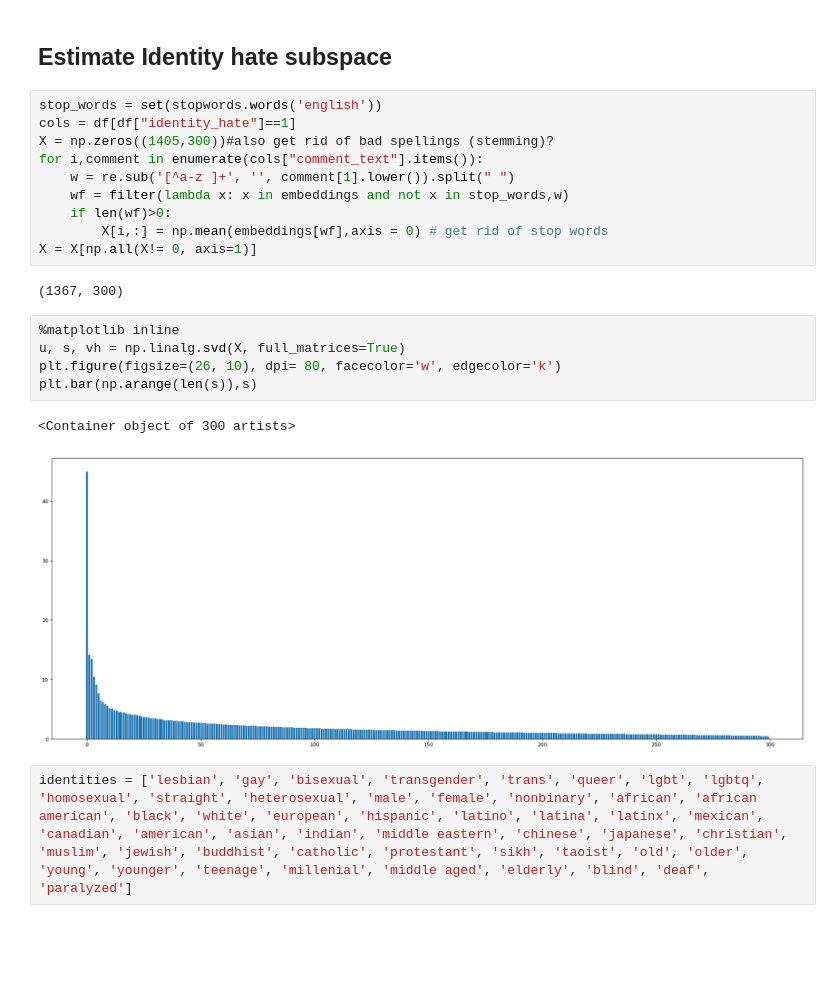
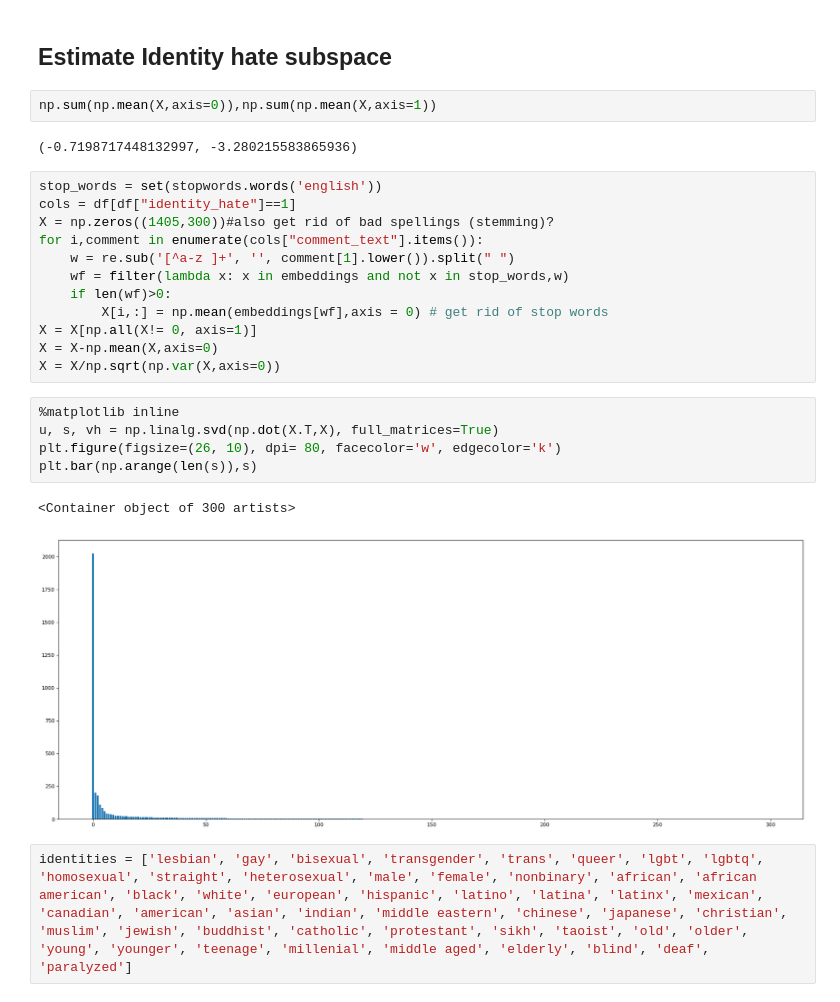
Before and after one commit to ChristopherSweeney/AIFairness, a Jupyter notebook: debias_word_embeddings_ICASSP.ipynb, the cells around one changed output. Saved outputs shown, nothing was run; the diff lists cells and outputs as text; blank space fills up the shorter version.

Commit message:
visuals

```diff
--- a/debias_word_embeddings_ICASSP.ipynb
+++ b/debias_word_embeddings_ICASSP.ipynb
@@ -35,6 +35,10 @@ df.sum(numeric_only=True).plot("bar")
 embeddings = gensim.models.KeyedVectors.load_word2vec_format('data/embeddings/GoogleNews-vectors-negative300.bin.gz', binary=True)
 # %% [markdown]
 ## Estimate Identity hate subspace
+# %%
+np.sum(np.mean(X,axis=0)),np.sum(np.mean(X,axis=1))
+# %% [output]
+(-0.7198717448132997, -3.280215583865936)
 # %%
 stop_words = set(stopwords.words('english'))
 cols = df[df["identity_hate"]==1]
@@ -45,16 +49,16 @@ for i,comment in enumerate(cols["comment_text"].items()):
     if len(wf)>0:
         X[i,:] = np.mean(embeddings[wf],axis = 0) # get rid of stop words
 X = X[np.all(X!= 0, axis=1)]
+X = X-np.mean(X,axis=0)
+X = X/np.sqrt(np.var(X,axis=0))
-# %% [output]
-(1367, 300)
 # %%
 %matplotlib inline
-u, s, vh = np.linalg.svd(X, full_matrices=True)
+u, s, vh = np.linalg.svd(np.dot(X.T,X), full_matrices=True)
 plt.figure(figsize=(26, 10), dpi= 80, facecolor='w', edgecolor='k')
 plt.bar(np.arange(len(s)),s)
 # %% [output]
 <Container object of 300 artists>
-[figure, old version]
+[figure, new version]
 # %%
 identities = ['lesbian', 'gay', 'bisexual', 'transgender', 'trans', 'queer', 'lgbt', 'lgbtq', 'homosexual', 'straight', 'heterosexual', 'male', 'female', 'nonbinary', 'african', 'african american', 'black', 'white', 'european', 'hispanic', 'latino', 'latina', 'latinx', 'mexican', 'canadian', 'american', 'asian', 'indian', 'middle eastern', 'chinese', 'japanese', 'christian', 'muslim', 'jewish', 'buddhist', 'catholic', 'protestant', 'sikh', 'taoist', 'old', 'older', 'young', 'younger', 'teenage', 'millenial', 'middle aged', 'elderly', 'blind', 'deaf', 'paralyzed']
 # %%
```
Also changed, not shown: 1 other file.
